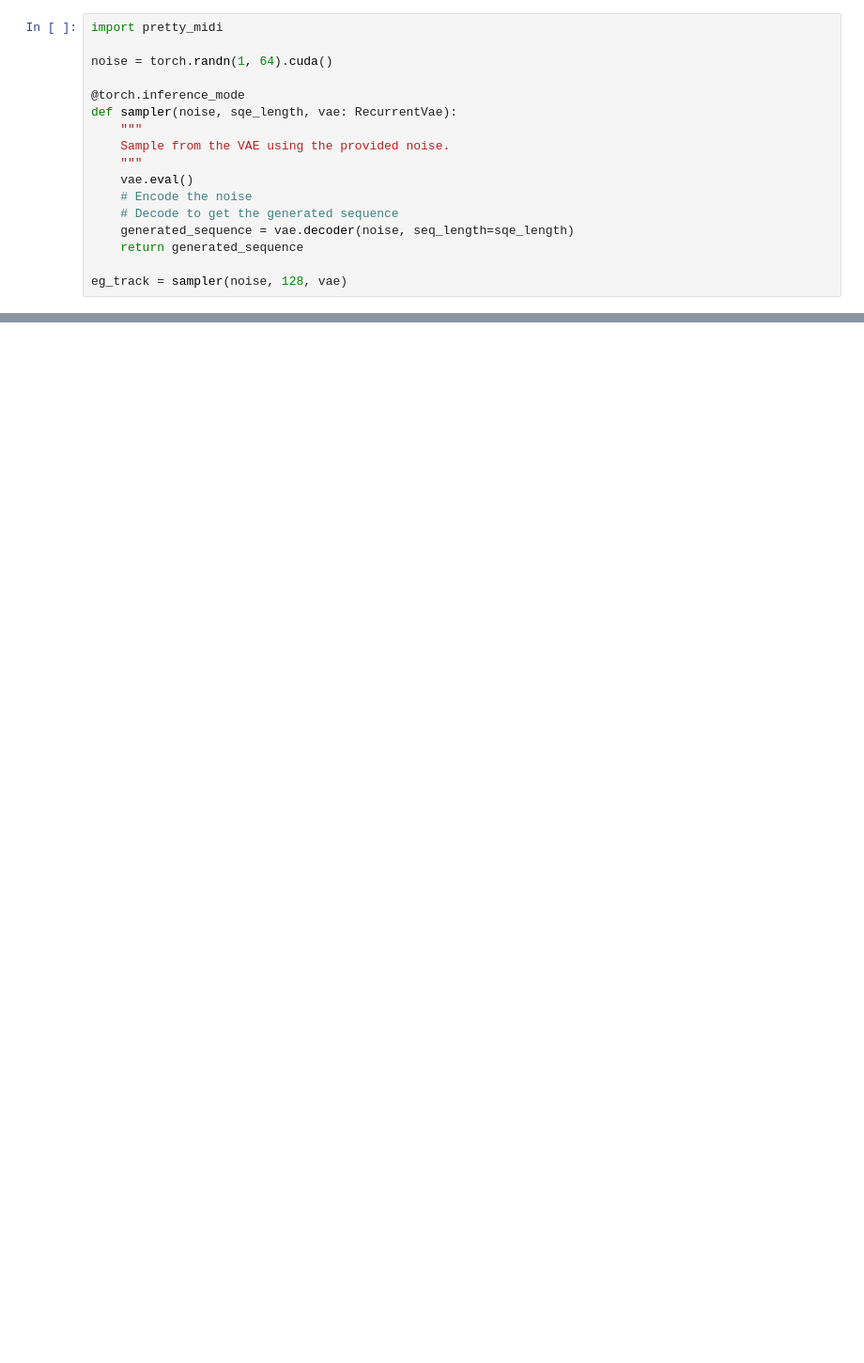
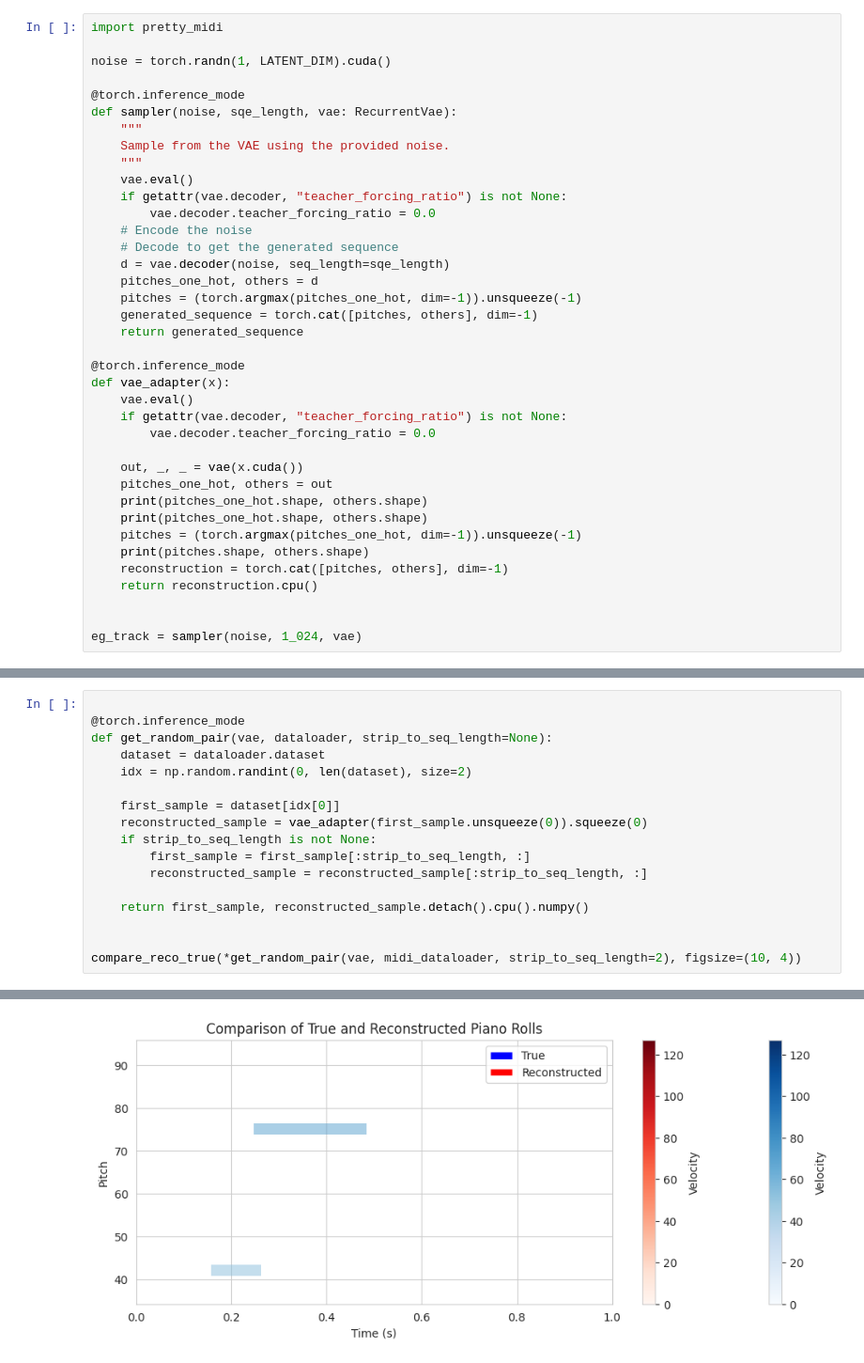
Before and after one commit to T04STER/MidiRepGen, a Jupyter notebook: tests_events.ipynb, the cells around one changed output, grey strips where cells are left out. Shown: that part at 94% size. Drawn from its saved outputs; the diff is of its cells as text; blank space fills up the shorter version.

```diff
--- a/tests_events.ipynb
+++ b/tests_events.ipynb
@@ -164,7 +211,7 @@ plot_pca(eg_samples)
 # %%
 import pretty_midi
 
-noise = torch.randn(1, 64).cuda()
+noise = torch.randn(1, LATENT_DIM).cuda()
 
 @torch.inference_mode
 def sampler(noise, sqe_length, vae: RecurrentVae):
@@ -172,12 +219,33 @@ def sampler(noise, sqe_length, vae: RecurrentVae):
     Sample from the VAE using the provided noise.
     """
     vae.eval()
+    if getattr(vae.decoder, "teacher_forcing_ratio") is not None:
+        vae.decoder.teacher_forcing_ratio = 0.0
     # Encode the noise
     # Decode to get the generated sequence
-    generated_sequence = vae.decoder(noise, seq_length=sqe_length)
+    d = vae.decoder(noise, seq_length=sqe_length)
+    pitches_one_hot, others = d
+    pitches = (torch.argmax(pitches_one_hot, dim=-1)).unsqueeze(-1)
+    generated_sequence = torch.cat([pitches, others], dim=-1)
     return generated_sequence
 
-eg_track = sampler(noise, 128, vae)
+@torch.inference_mode
+def vae_adapter(x):
+    vae.eval()
+    if getattr(vae.decoder, "teacher_forcing_ratio") is not None:
+        vae.decoder.teacher_forcing_ratio = 0.0
+
+    out, _, _ = vae(x.cuda())
+    pitches_one_hot, others = out
+    print(pitches_one_hot.shape, others.shape)
+    print(pitches_one_hot.shape, others.shape)
+    pitches = (torch.argmax(pitches_one_hot, dim=-1)).unsqueeze(-1)
+    print(pitches.shape, others.shape)
+    reconstruction = torch.cat([pitches, others], dim=-1)
+    return reconstruction.cpu()
+
+
+eg_track = sampler(noise, 1_024, vae)
 # %%
 def print_track_stats(track: torch.Tensor):
     """
@@ -459,0 +514,18 @@ plot_pitch_changes(track_true)
+# %%
+
+@torch.inference_mode
+def get_random_pair(vae, dataloader, strip_to_seq_length=None):
+    dataset = dataloader.dataset
+    idx = np.random.randint(0, len(dataset), size=2)
+
+    first_sample = dataset[idx[0]]
+    reconstructed_sample = vae_adapter(first_sample.unsqueeze(0)).squeeze(0)
+    if strip_to_seq_length is not None:
+        first_sample = first_sample[:strip_to_seq_length, :]
+        reconstructed_sample = reconstructed_sample[:strip_to_seq_length, :]
+
+    return first_sample, reconstructed_sample.detach().cpu().numpy()
+
+
+compare_reco_true(*get_random_pair(vae, midi_dataloader, strip_to_seq_length=2), figsize=(10, 4))
+# %% [output]
@@ -459,0 +535 @@ plot_pitch_changes(track_true)
+[figure, added]
```
Also changed, not shown: parts of 28 cells of this notebook, 17 other files.
